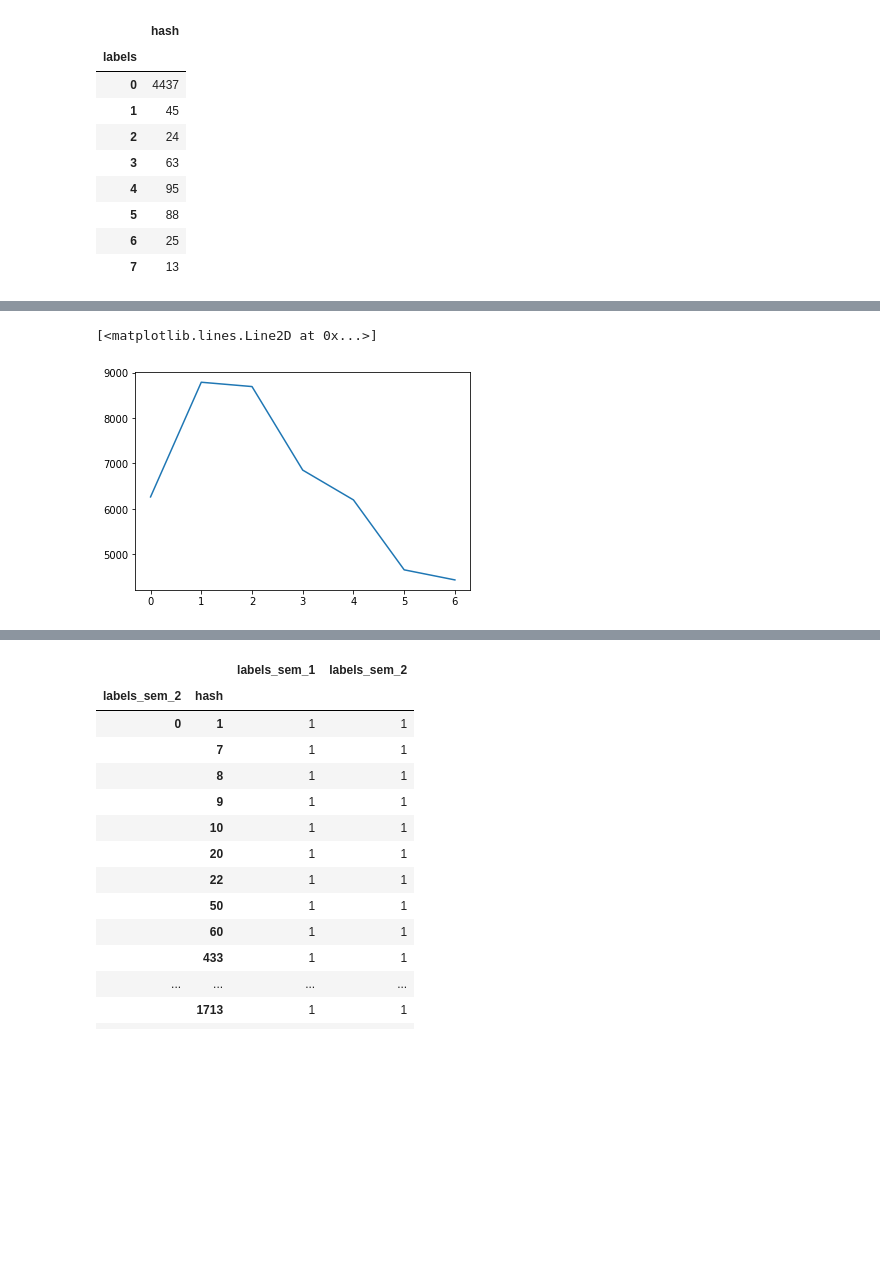
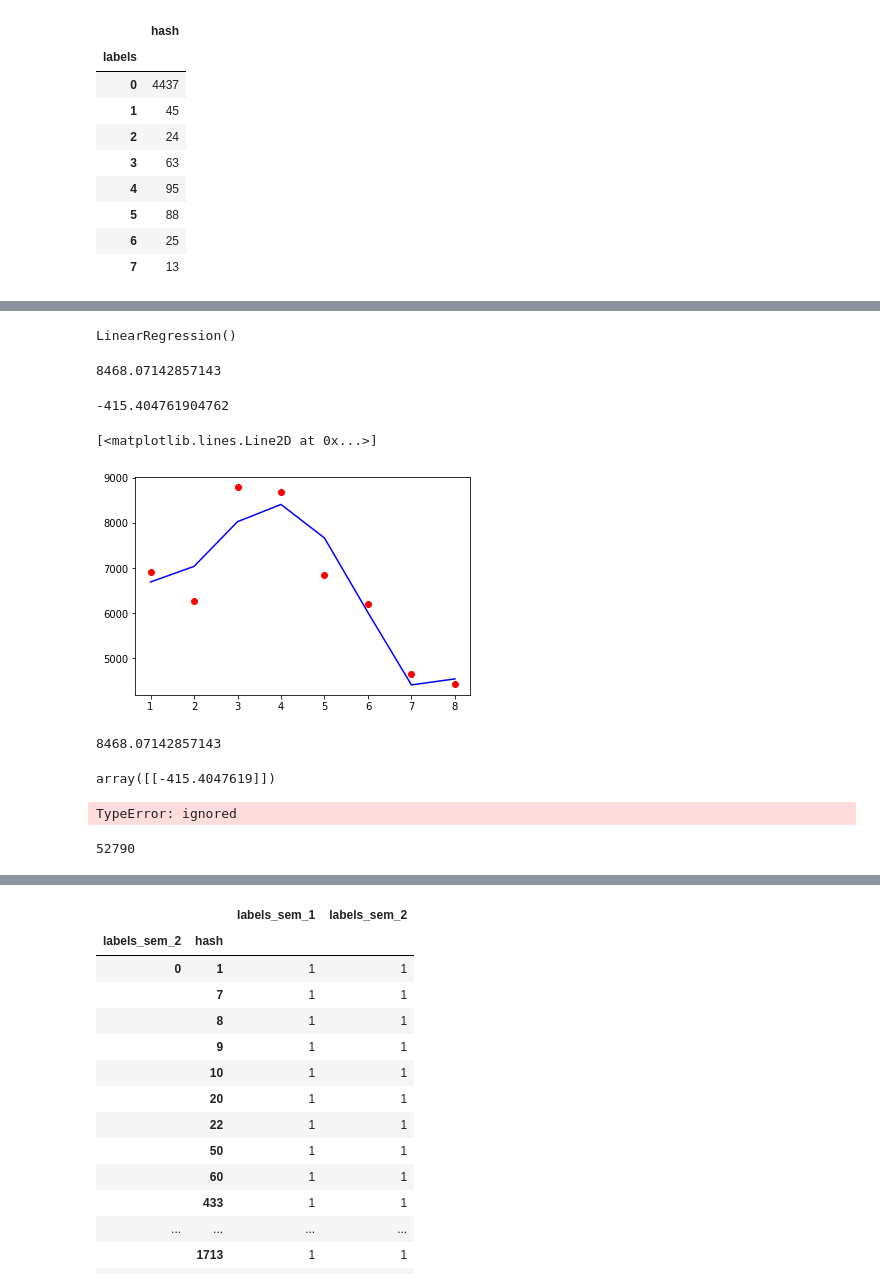
Before and after one commit to Maksimka9/clustering, a Jupyter notebook: main.ipynb, the cells around one changed output, grey strips where cells are left out. Saved outputs shown, nothing was run; the diff lists cells and outputs as text; code cells hidden in the pictures; blank space fills up the shorter version.

```diff
--- a/main.ipynb
+++ b/main.ipynb
@@ -409,5 +455,51 @@ dots_for_regression_df
-# %%
-plt.plot(list(dots_for_regression_df.iloc[0]))
-# %% [output]
-[<matplotlib.lines.Line2D at 0x...>]
-[figure, removed]
+# %%
+x = [i for i in range (1, 9)]
+y0 = [i for i in dots_for_regression_df.iloc[0, :]]
+x = np.reshape(x, (-1,1))
+y0 = np.reshape(y0, (-1,1))
+regression = LinearRegression()
+regression.fit(y0, x)
+# %% [output]
+LinearRegression()
+# %%
+float(regression.intercept_)
+# %% [output]
+8468.07142857143
+# %%
+float(regression.coef_)
+# %% [output]
+-415.404761904762
+# %%
+lin_reg=LinearRegression()
+lin_reg.fit(x,y0)
+
+poly_reg=PolynomialFeatures(degree=4)
+X_poly=poly_reg.fit_transform(x)
+poly_reg.fit(X_poly,y0)
+lin_reg2=LinearRegression()
+lin_reg2.fit(X_poly,y0)
+
+X_grid=np.arange(min(x),max(x),0.1)
+X_grid=X_grid.reshape((len(X_grid),1))
+plt.scatter(x,y0,color='red')
+plt.plot(x,lin_reg2.predict(poly_reg.fit_transform(x)),color='blue')
+# %% [output]
+[<matplotlib.lines.Line2D at 0x...>]
+[figure, added]
+# %%
+float(lin_reg2.intercept_)
+# %% [output]
+8468.07142857143
+# %%
+lin_reg2.coef_
+# %% [output]
+array([[-415.4047619]])
+# %%
+for column in dots_for_regression_df.columns:
+  print(column, dots_for_regression_df[column].iloc[0]/(sum(dots_for_regression_df[column].iloc[0:])))
+# %% [output]
+TypeError: ignored
+# %%
+dots_for_regression_df.iloc[0].sum()
+# %% [output]
+52790
```
Also changed, not shown: parts of 7 cells of this notebook.
